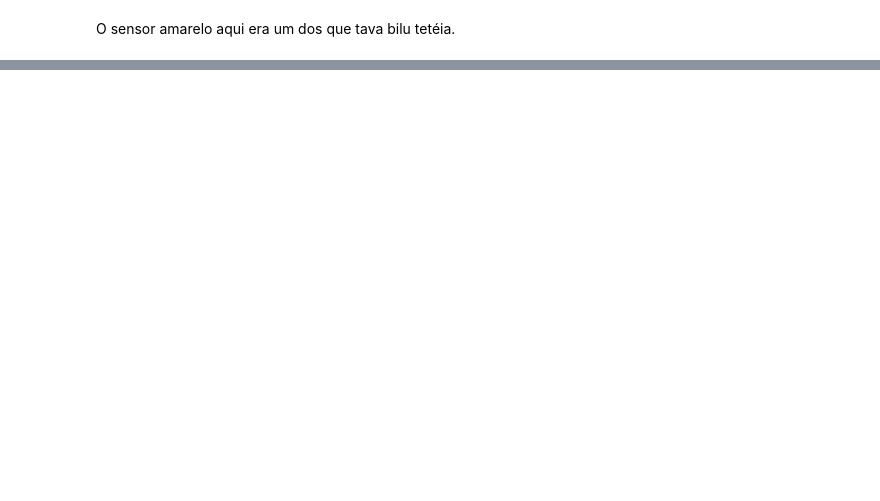
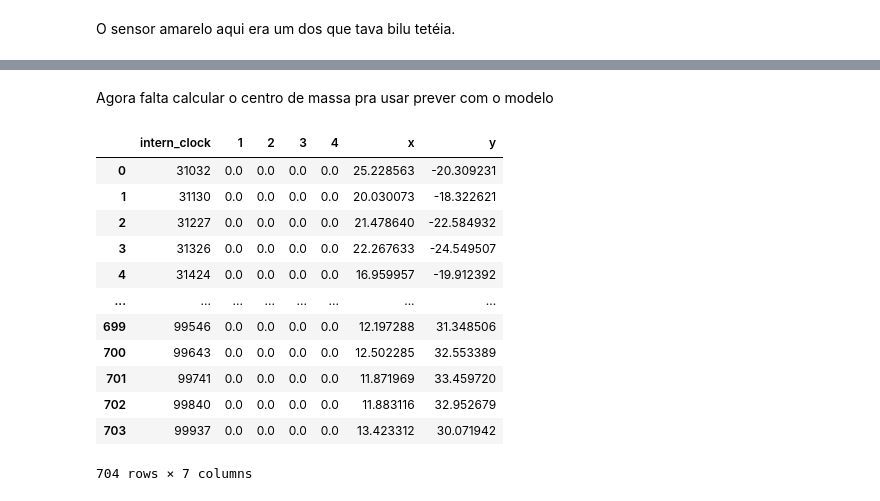
Before and after one commit to LucasWestfal/sensor_analysys, a Jupyter notebook: corrigindo_dados_livro.ipynb, the cells around one changed output, grey strips where cells are left out. Saved outputs shown, nothing was run; the diff lists cells and outputs as text; code cells hidden in the pictures; blank space fills up the shorter version.

```diff
--- a/corrigindo_dados_livro.ipynb
+++ b/corrigindo_dados_livro.ipynb
@@ -167,0 +182,26 @@ O sensor amarelo aqui era um dos que tava bilu tetéia.
+# %% [markdown]
+Agora falta calcular o centro de massa pra usar prever com o modelo
+# %%
+x = [0]*data.shape[0]
+y = [0]*data.shape[0]
+
+P1 = [-90, 120]
+P2 = [90, 120]
+P3 = [-90, -120]
+P4 = [90, -120]
+
+for i in range(data.shape[0]):
+
+    x[i] = data[5][i]*P1[0] + data[6][i]*P2[0] + data[7][i]*P3[0] + data[8][i]*P4[0]
+    x[i] = x[i]/(data[5][i] + data[6][i] + data[7][i] + data[8][i])
+
+    y[i] = data[5][i]*P1[1] + data[6][i]*P2[1] + data[7][i]*P3[1] + data[8][i]*P4[1]
+    y[i] = y[i]/(data[5][i] + data[6][i] + data[7][i] + data[8][i])
+
+data["x"] = x
+data["y"] = y
+# %%
+data.drop(5, inplace=True, axis=1)
+data.drop(6, inplace=True, axis=1)
+data.drop(7, inplace=True, axis=1)
+data.drop(8, inplace=True, axis=1)
@@ -167,0 +210,16 @@ O sensor amarelo aqui era um dos que tava bilu tetéia.
+# %%
+data
+# %% [output]
+|  | intern_clock | 1 | 2 | 3 | 4 | x | y |
+| 0 | 31032 | 0.0 | 0.0 | 0.0 | 0.0 | 25.228563 | -20.309231 |
+| 1 | 31130 | 0.0 | 0.0 | 0.0 | 0.0 | 20.030073 | -18.322621 |
+| 2 | 31227 | 0.0 | 0.0 | 0.0 | 0.0 | 21.478640 | -22.584932 |
+| 3 | 31326 | 0.0 | 0.0 | 0.0 | 0.0 | 22.267633 | -24.549507 |
+| 4 | 31424 | 0.0 | 0.0 | 0.0 | 0.0 | 16.959957 | -19.912392 |
+| ... | ... | ... | ... | ... | ... | ... | ... |
+| 699 | 99546 | 0.0 | 0.0 | 0.0 | 0.0 | 12.197288 | 31.348506 |
+| 700 | 99643 | 0.0 | 0.0 | 0.0 | 0.0 | 12.502285 | 32.553389 |
+| 701 | 99741 | 0.0 | 0.0 | 0.0 | 0.0 | 11.871969 | 33.459720 |
+| 702 | 99840 | 0.0 | 0.0 | 0.0 | 0.0 | 11.883116 | 32.952679 |
+| 703 | 99937 | 0.0 | 0.0 | 0.0 | 0.0 | 13.423312 | 30.071942 |
+704 rows × 7 columns
```
Also changed, not shown: parts of 4 cells of this notebook, 4 other files.
